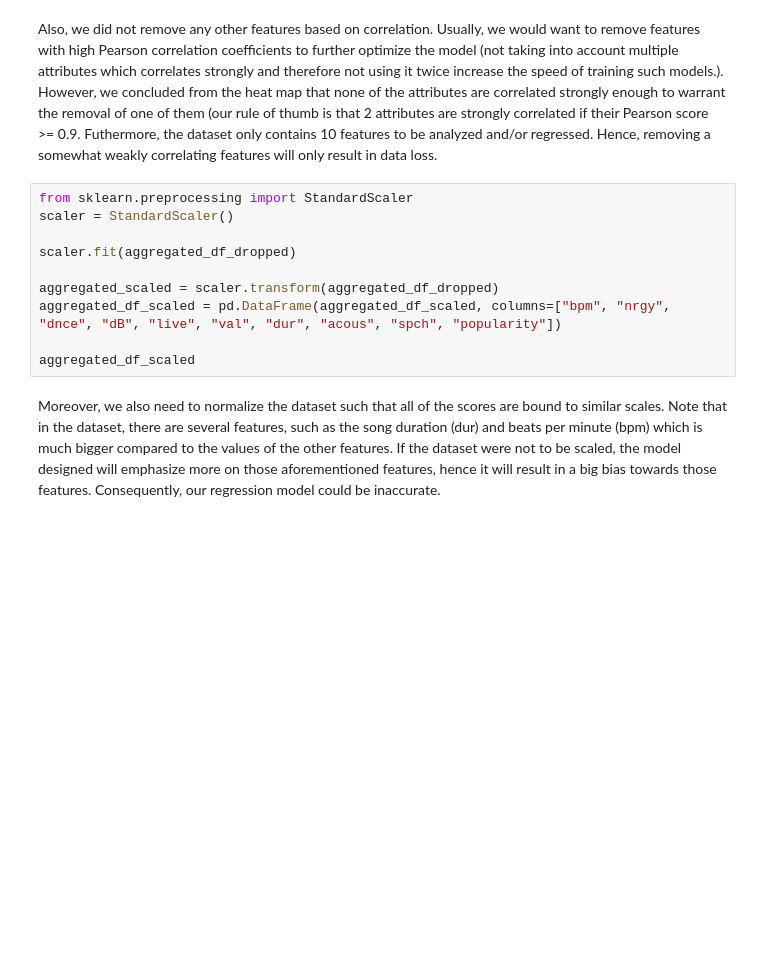
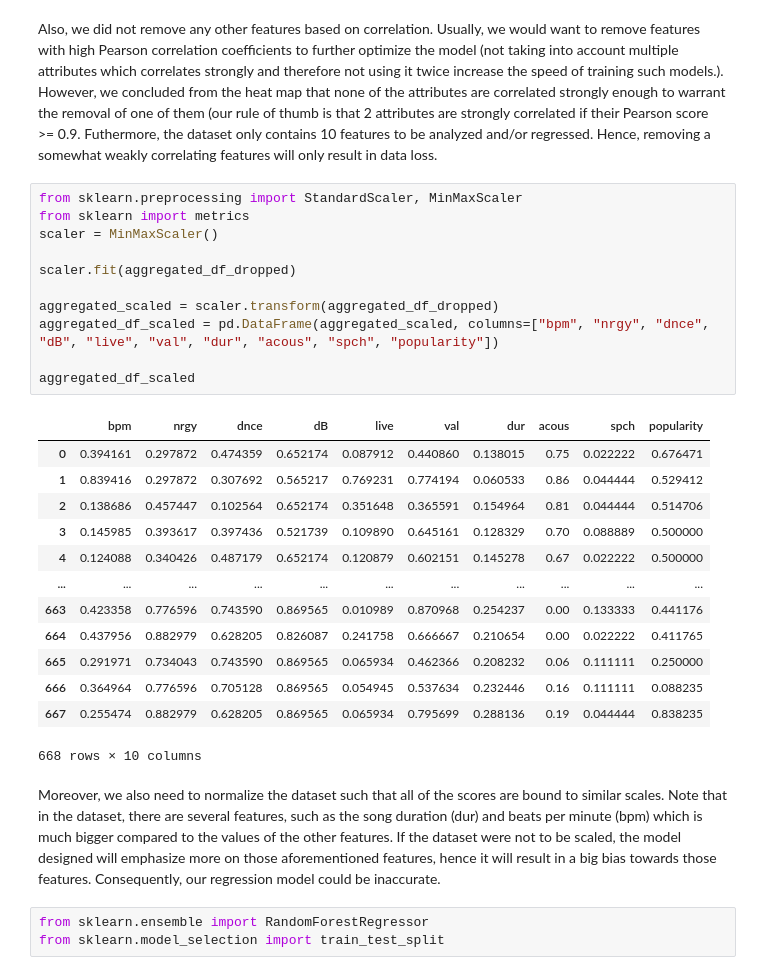
Before and after one commit to whenwe177/aids-final-project, a Jupyter notebook: ipynbs/combined_dataset.ipynb, the cells around one changed output. Cells and saved outputs as stored; diff of their text form; blank space fills up the shorter version.

```diff
--- a/ipynbs/combined_dataset.ipynb
+++ b/ipynbs/combined_dataset.ipynb
@@ -289,14 +341,32 @@ aggregated_df_dropped = aggregated_df.drop(columns=["title", "artist", "year", "
 # %% [markdown]
 Also, we did not remove any other features based on correlation. Usually, we would want to remove features with high Pearson correlation coefficients to further optimize the model (not taking into account multiple attributes which correlates strongly and therefore not using it twice increase the speed of training such models.). However, we concluded from the heat map that none of the attributes are correlated strongly enough to warrant the removal of one of them (our rule of thumb is that 2 attributes are strongly correlated if their Pearson score >= 0.9. Futhermore, the dataset only contains 10 features to be analyzed and/or regressed. Hence, removing a somewhat weakly correlating features will only result in data loss.
 # %%
-from sklearn.preprocessing import StandardScaler
-scaler = StandardScaler()
+from sklearn.preprocessing import StandardScaler, MinMaxScaler
+from sklearn import metrics
+scaler = MinMaxScaler()
 
 scaler.fit(aggregated_df_dropped)
 
 aggregated_scaled = scaler.transform(aggregated_df_dropped)
-aggregated_df_scaled = pd.DataFrame(aggregated_df_scaled, columns=["bpm", "nrgy", "dnce", "dB", "live", "val", "dur", "acous", "spch", "popularity"])
+aggregated_df_scaled = pd.DataFrame(aggregated_scaled, columns=["bpm", "nrgy", "dnce", "dB", "live", "val", "dur", "acous", "spch", "popularity"])
 
 aggregated_df_scaled
+# %% [output]
+|  | bpm | nrgy | dnce | dB | live | val | dur | acous | spch | popularity |
+| 0 | 0.394161 | 0.297872 | 0.474359 | 0.652174 | 0.087912 | 0.440860 | 0.138015 | 0.75 | 0.022222 | 0.676471 |
+| 1 | 0.839416 | 0.297872 | 0.307692 | 0.565217 | 0.769231 | 0.774194 | 0.060533 | 0.86 | 0.044444 | 0.529412 |
+| 2 | 0.138686 | 0.457447 | 0.102564 | 0.652174 | 0.351648 | 0.365591 | 0.154964 | 0.81 | 0.044444 | 0.514706 |
+| 3 | 0.145985 | 0.393617 | 0.397436 | 0.521739 | 0.109890 | 0.645161 | 0.128329 | 0.70 | 0.088889 | 0.500000 |
+| 4 | 0.124088 | 0.340426 | 0.487179 | 0.652174 | 0.120879 | 0.602151 | 0.145278 | 0.67 | 0.022222 | 0.500000 |
+| ... | ... | ... | ... | ... | ... | ... | ... | ... | ... | ... |
+| 663 | 0.423358 | 0.776596 | 0.743590 | 0.869565 | 0.010989 | 0.870968 | 0.254237 | 0.00 | 0.133333 | 0.441176 |
+| 664 | 0.437956 | 0.882979 | 0.628205 | 0.826087 | 0.241758 | 0.666667 | 0.210654 | 0.00 | 0.022222 | 0.411765 |
+| 665 | 0.291971 | 0.734043 | 0.743590 | 0.869565 | 0.065934 | 0.462366 | 0.208232 | 0.06 | 0.111111 | 0.250000 |
+| 666 | 0.364964 | 0.776596 | 0.705128 | 0.869565 | 0.054945 | 0.537634 | 0.232446 | 0.16 | 0.111111 | 0.088235 |
+| 667 | 0.255474 | 0.882979 | 0.628205 | 0.869565 | 0.065934 | 0.795699 | 0.288136 | 0.19 | 0.044444 | 0.838235 |
+668 rows × 10 columns
 # %% [markdown]
 Moreover, we also need to normalize the dataset such that all of the scores are bound to similar scales. Note that in the dataset, there are several features, such as the song duration (dur) and beats per minute (bpm) which is much bigger compared to the values of the other features. If the dataset were not to be scaled, the model designed will emphasize more on those aforementioned features, hence it will result in a big bias towards those features. Consequently, our regression model could be inaccurate.
+# %%
+from sklearn.ensemble import RandomForestRegressor
+from sklearn.model_selection import train_test_split
```
Also changed, not shown: parts of 34 cells of this notebook.
